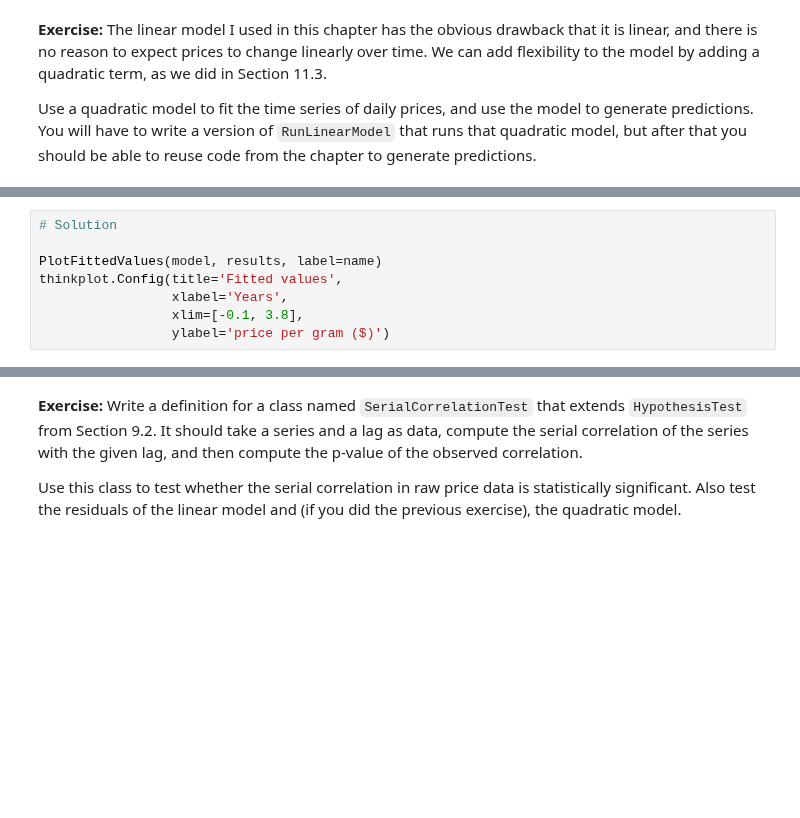
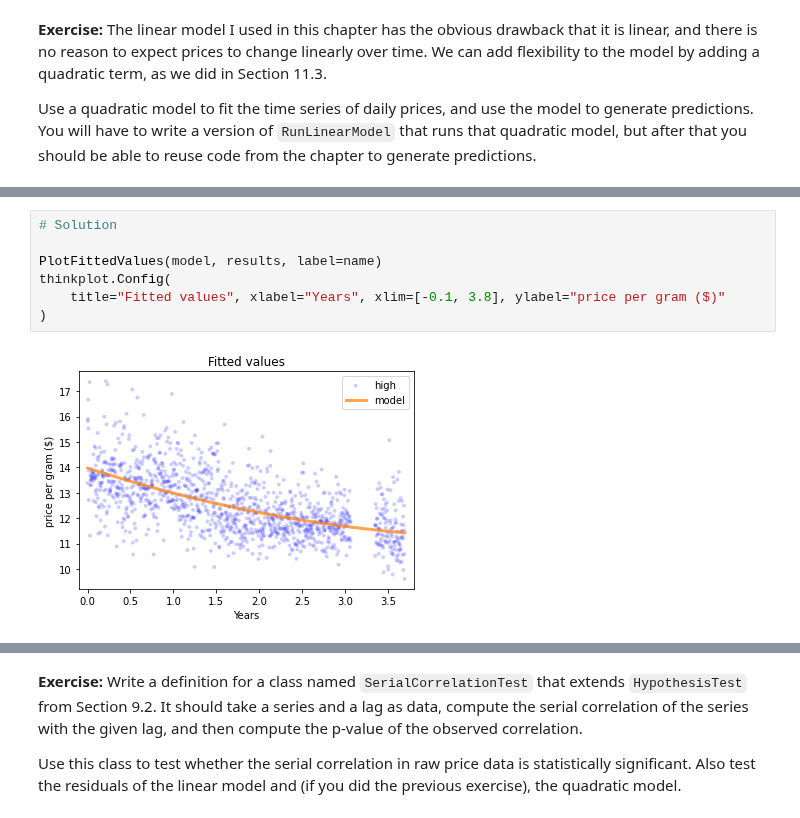
Before and after one commit to AllenDowney/ThinkStats2, a Jupyter notebook: solutions/chap12soln.ipynb, the cells around one changed output, grey strips where cells are left out. Saved outputs shown, nothing was run; the diff lists cells and outputs as text; blank space fills up the shorter version.

```diff
--- a/solutions/chap12soln.ipynb
+++ b/solutions/chap12soln.ipynb
@@ -722,8 +787,9 @@ results.summary()
 # %%
 # Solution
 
 PlotFittedValues(model, results, label=name)
-thinkplot.Config(title='Fitted values',
-                 xlabel='Years',
-                 xlim=[-0.1, 3.8],
-                 ylabel='price per gram ($)')
+thinkplot.Config(
+    title="Fitted values", xlabel="Years", xlim=[-0.1, 3.8], ylabel="price per gram ($)"
+)
+# %% [output]
+[figure, added]
```
Also changed, not shown: parts of 52 cells of this notebook, 1 other file.
